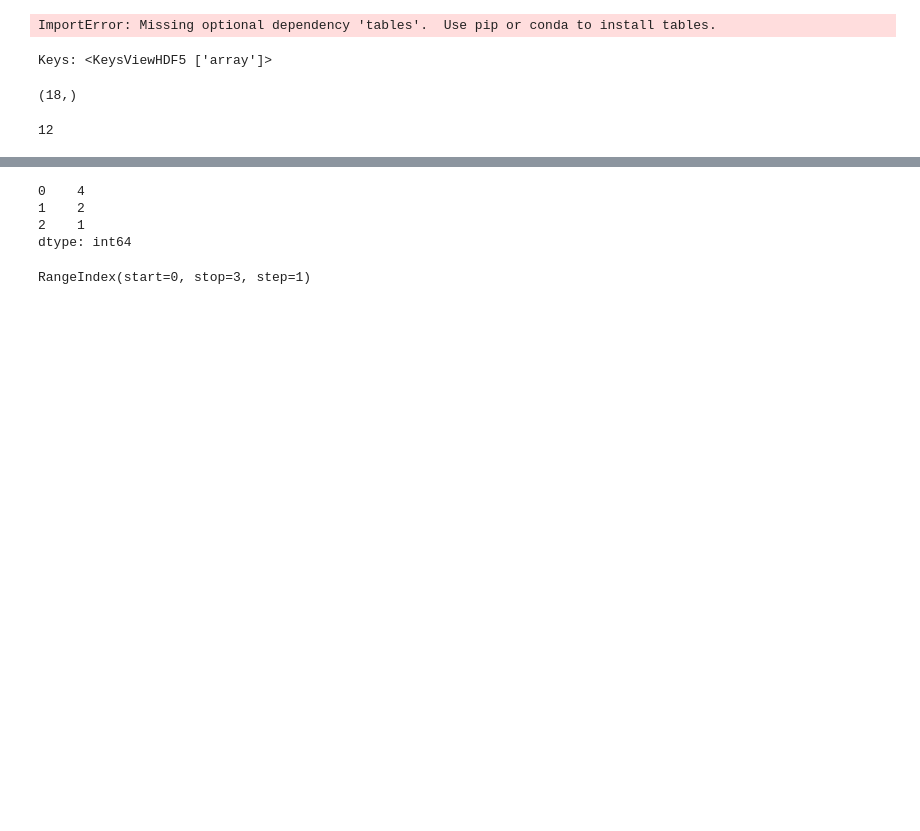
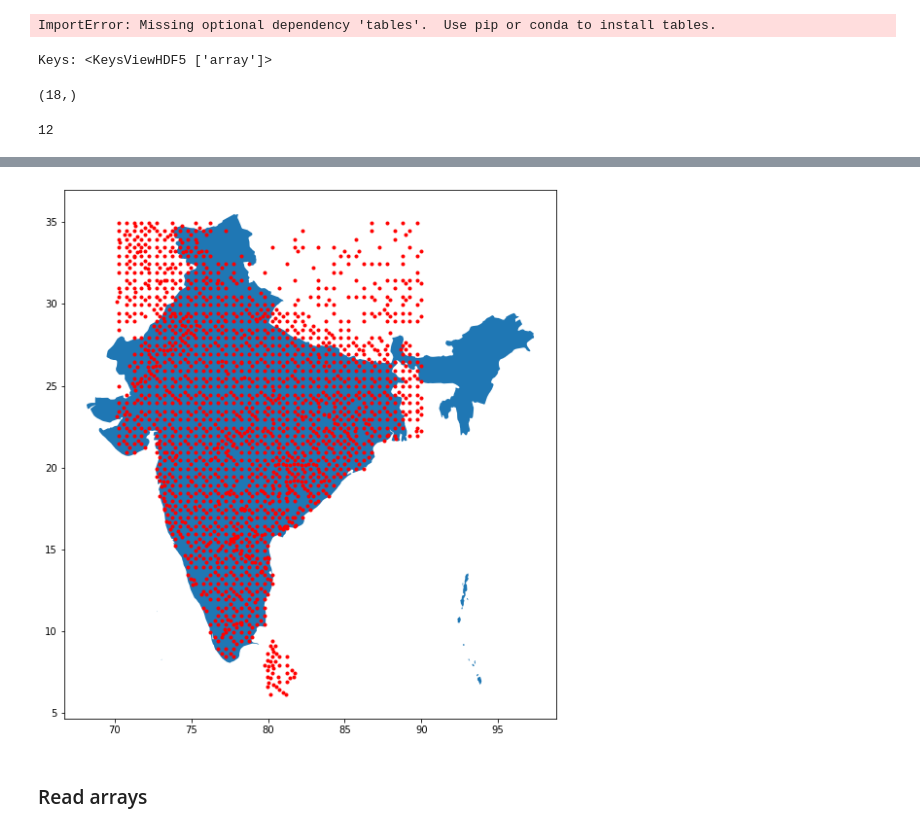
Before and after one commit to YourVirtualColdChainAssistant/MLsat-cropland-himachal, a Jupyter notebook: notebooks/cropharvest.ipynb, the cells around one changed output, grey strips where cells are left out. Saved outputs shown, nothing was run; the diff lists cells and outputs as text; code cells hidden in the pictures; blank space fills up the shorter version.

```diff
--- a/notebooks/cropharvest.ipynb
+++ b/notebooks/cropharvest.ipynb
@@ -83,2 +288,11 @@ print(labels.head())
+# %%
+fig, ax = plt.subplots(1,1, figsize=(10,10))
+world_map[world_map['SOVEREIGNT'] == 'India'].plot(ax=ax)
+labels[((labels['lat'] < 35) & (labels['lat'] > 5)) & ((labels['lon'] < 90) & (labels['lon'] > 70))].plot(ax=ax, color='red', marker='.')
+plt.savefig('../figs/India_geowiki.png')
+# %% [output]
+[figure, added]
+# %% [markdown]
+### Read arrays
 # %%
 import pandas as pd
@@ -87,11 +298,0 @@ a = pd.Series([4,2,1])
-# %%
-a
-# %% [output]
-0    4
-1    2
-2    1
-dtype: int64
-# %%
-a.index
-# %% [output]
-RangeIndex(start=0, stop=3, step=1)
```
Also changed, not shown: parts of 61 cells of this notebook, 37 other files.
